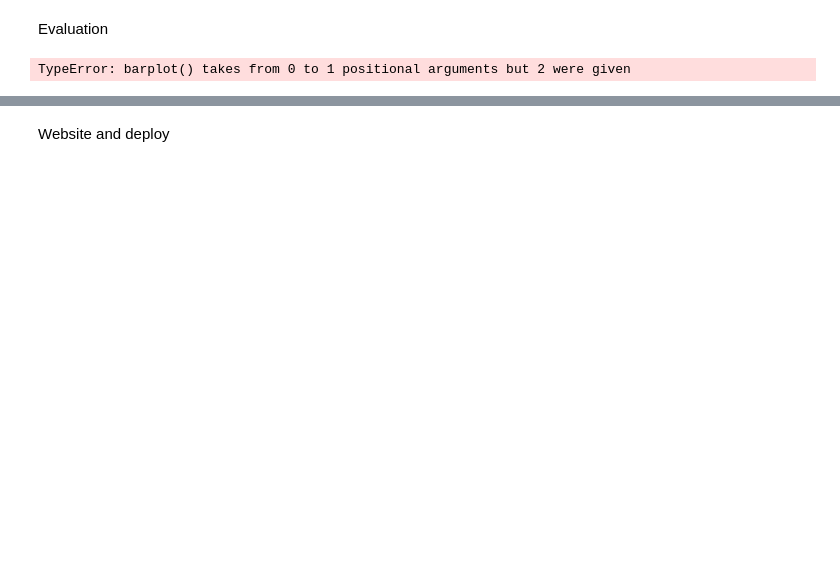
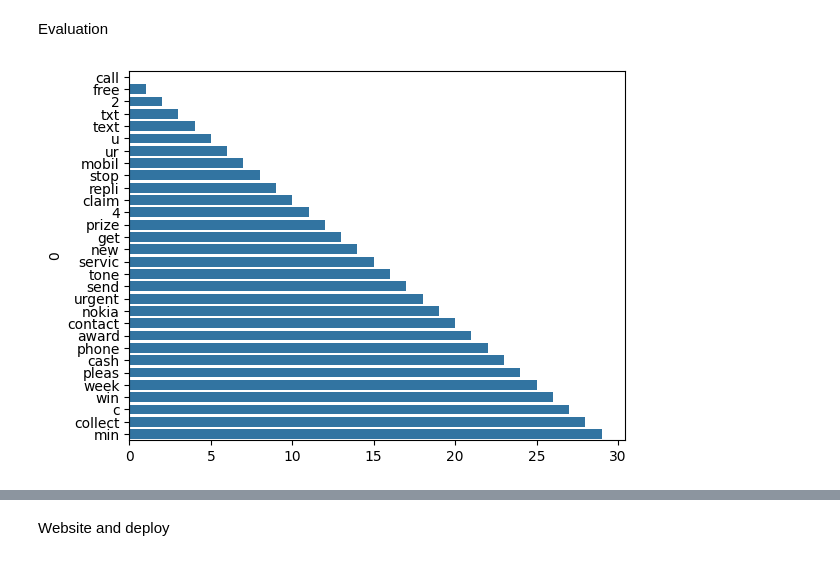
Before and after one commit to YudhirAcharya/MLProjects, a Jupyter notebook: emailSpamClassifier/Main.ipynb, the cells around one changed output, grey strips where cells are left out. Saved outputs shown, nothing was run; the diff lists cells and outputs as text; code cells hidden in the pictures; blank space fills up the shorter version.

```diff
--- a/emailSpamClassifier/Main.ipynb
+++ b/emailSpamClassifier/Main.ipynb
@@ -347,8 +325,9 @@ for msg in df[df['target']==1]['transformed_text'].tolist():
         spam_corpus.append(word)
 # %%
 from collections import Counter
-sns.barplot(pd.DataFrame(Counter(spam_corpus).most_common(30))[0], pd.DataFrame(Counter(spam_corpus).most_common(30))[1])
-plt.xticks(rotation = 'vertical')
+import seaborn as sns
+sns.barplot(pd.DataFrame(Counter(spam_corpus).most_common(30))[0])
+
 plt.show()
 # %% [output]
-TypeError: barplot() takes from 0 to 1 positional arguments but 2 were given
+[figure, added]
```
Also changed, not shown: parts of 20 cells of this notebook.
